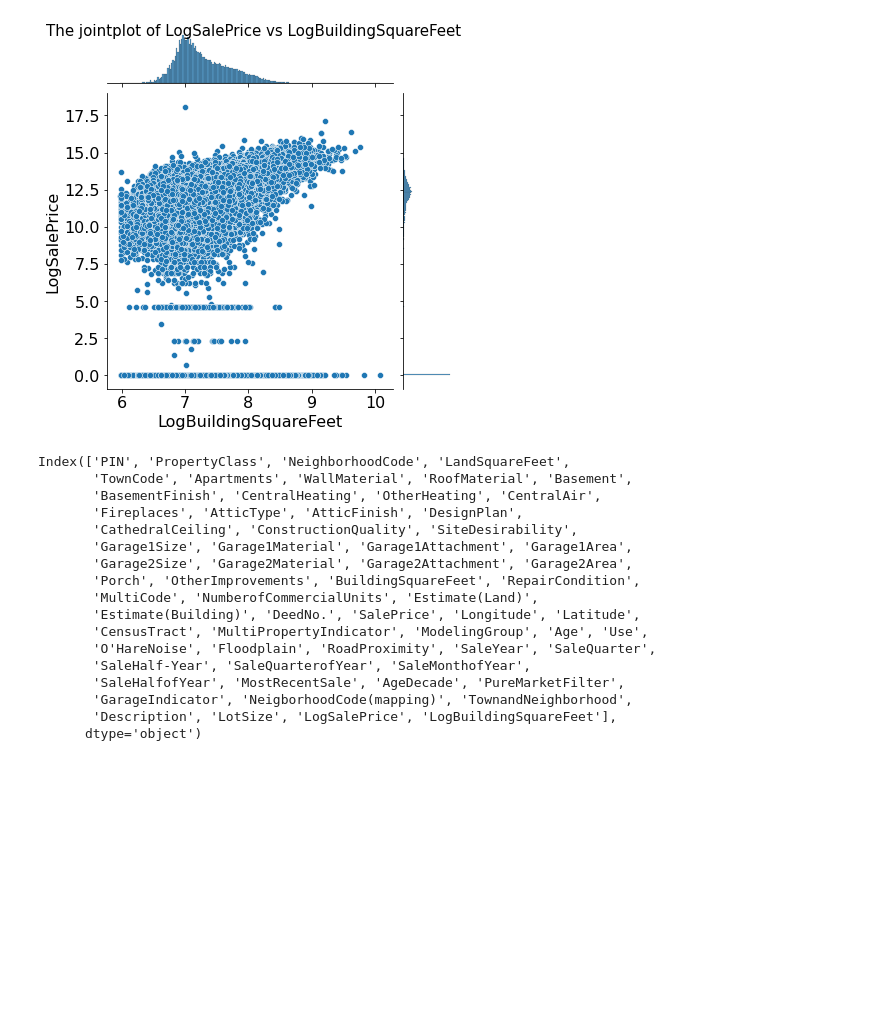
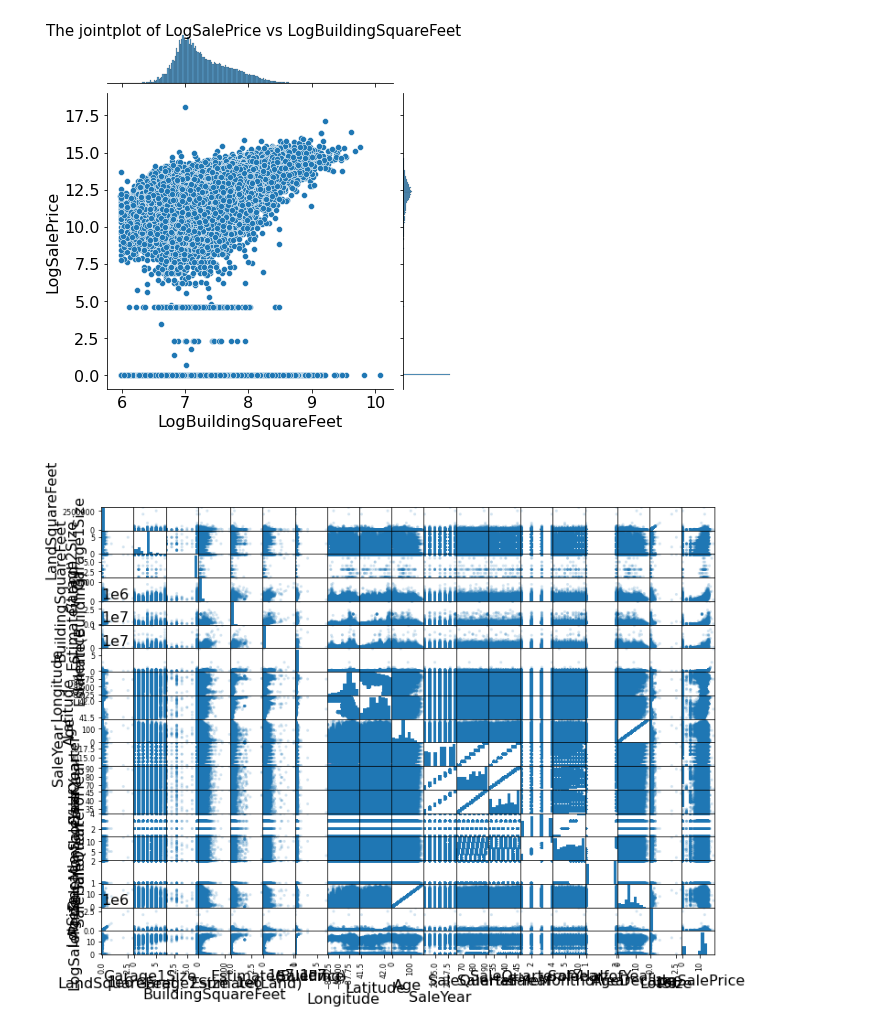
Before and after one commit to bwang98/data1030_project, a Jupyter notebook: src/data1030_project_midterm.ipynb, the cells around one changed output. Saved outputs shown, nothing was run; the diff lists cells and outputs as text; code cells hidden in the pictures; blank space fills up the shorter version.

```diff
--- a/src/data1030_project_midterm.ipynb
+++ b/src/data1030_project_midterm.ipynb
@@ -271,3 +250,7 @@ df.LogSalePrice.describe()
+# %%
+pd.plotting.scatter_matrix(df[cont_ftr], alpha = 0.2);
+# %% [output]
+[figure, added]
 # %%
 df["Grp_LogSalePrice"] = np.zeros(df.shape[0])
 df["Grp_LogSalePrice"][df["LogSalePrice"]<2.5] = "lessthan2.5"
@@ -348,20 +308,0 @@ transformation_2b(splitting)
-# %%
-df.columns
-# %% [output]
-Index(['PIN', 'PropertyClass', 'NeighborhoodCode', 'LandSquareFeet',
-       'TownCode', 'Apartments', 'WallMaterial', 'RoofMaterial', 'Basement',
-       'BasementFinish', 'CentralHeating', 'OtherHeating', 'CentralAir',
-       'Fireplaces', 'AtticType', 'AtticFinish', 'DesignPlan',
-       'CathedralCeiling', 'ConstructionQuality', 'SiteDesirability',
-       'Garage1Size', 'Garage1Material', 'Garage1Attachment', 'Garage1Area',
-       'Garage2Size', 'Garage2Material', 'Garage2Attachment', 'Garage2Area',
-       'Porch', 'OtherImprovements', 'BuildingSquareFeet', 'RepairCondition',
-       'MultiCode', 'NumberofCommercialUnits', 'Estimate(Land)',
-       'Estimate(Building)', 'DeedNo.', 'SalePrice', 'Longitude', 'Latitude',
-       'CensusTract', 'MultiPropertyIndicator', 'ModelingGroup', 'Age', 'Use',
-       'O'HareNoise', 'Floodplain', 'RoadProximity', 'SaleYear', 'SaleQuarter',
-       'SaleHalf-Year', 'SaleQuarterofYear', 'SaleMonthofYear',
-       'SaleHalfofYear', 'MostRecentSale', 'AgeDecade', 'PureMarketFilter',
-       'GarageIndicator', 'NeigborhoodCode(mapping)', 'TownandNeighborhood',
-       'Description', 'LotSize', 'LogSalePrice', 'LogBuildingSquareFeet'],
-      dtype='object')
```
Also changed, not shown: parts of 20 cells of this notebook.
